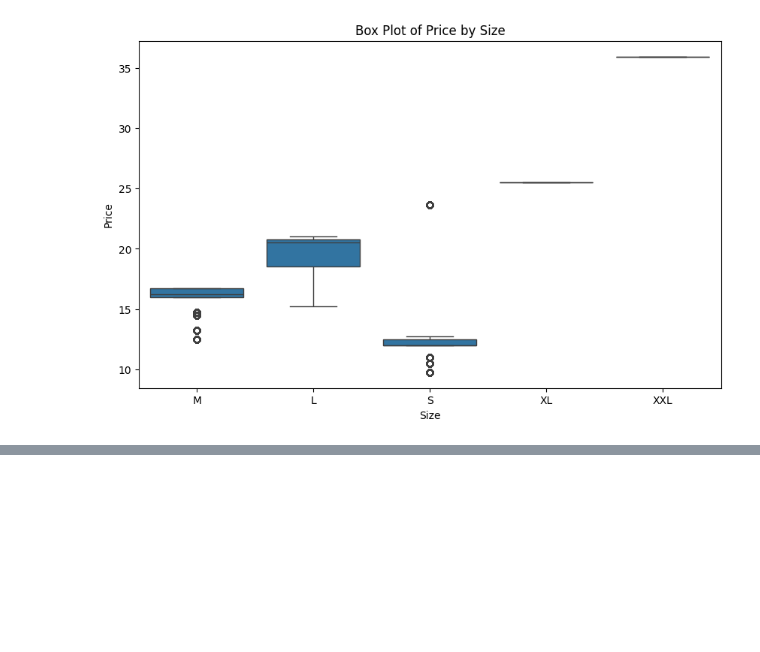
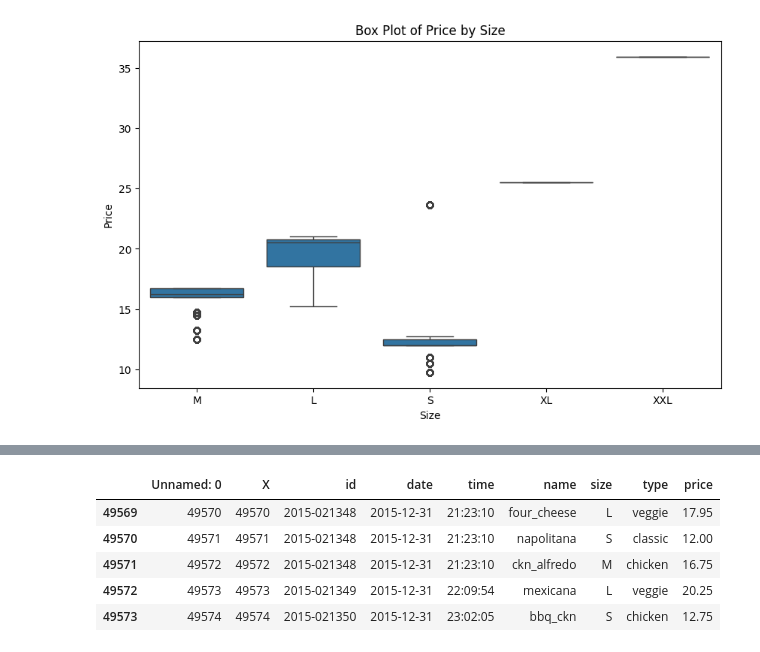
Before and after one commit to Damas-Hub/Data-Analysis-and-Data-Science-Practice, a Jupyter notebook: pizza.ipynb, the cells around one changed output, grey strips where cells are left out. Drawn from its saved outputs; the diff is of its cells as text; code cells hidden in the pictures; blank space fills up the shorter version.

```diff
--- a/pizza.ipynb
+++ b/pizza.ipynb
@@ -163,0 +173,9 @@ price        -0.003349 -0.003349  1.000000
+# %%
+df.tail()
+# %% [output]
+|  | Unnamed: 0 | X | id | date | time | name | size | type | price |
+| 49569 | 49570 | 49570 | 2015-021348 | 2015-12-31 | 21:23:10 | four_cheese | L | veggie | 17.95 |
+| 49570 | 49571 | 49571 | 2015-021348 | 2015-12-31 | 21:23:10 | napolitana | S | classic | 12.00 |
+| 49571 | 49572 | 49572 | 2015-021348 | 2015-12-31 | 21:23:10 | ckn_alfredo | M | chicken | 16.75 |
+| 49572 | 49573 | 49573 | 2015-021349 | 2015-12-31 | 22:09:54 | mexicana | L | veggie | 20.25 |
+| 49573 | 49574 | 49574 | 2015-021350 | 2015-12-31 | 23:02:05 | bbq_ckn | S | chicken | 12.75 |
```
Also changed, not shown: parts of 1 cell of this notebook.
